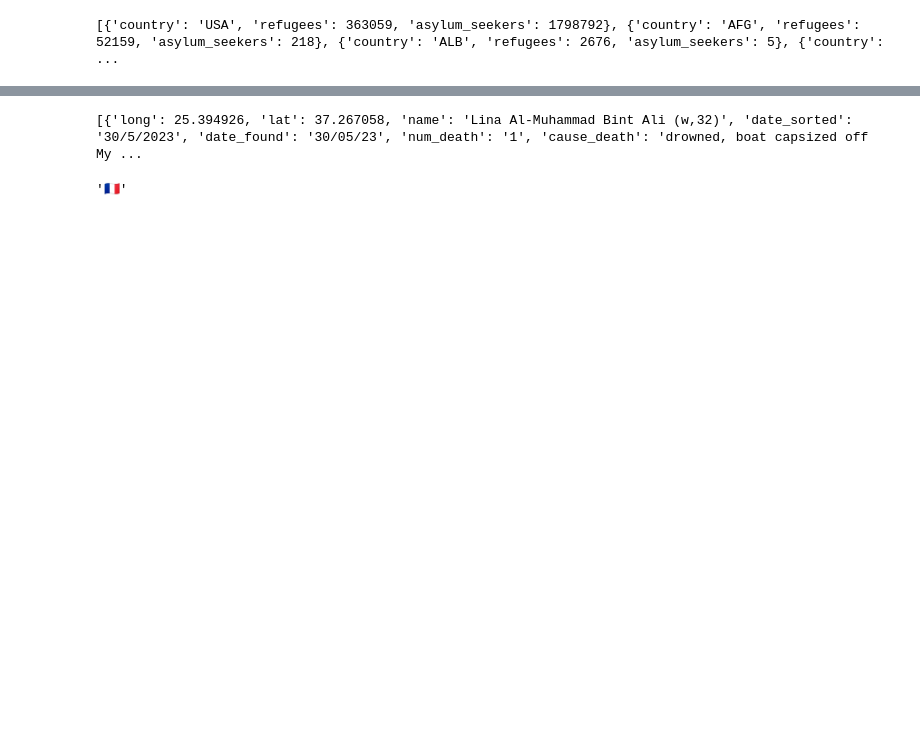
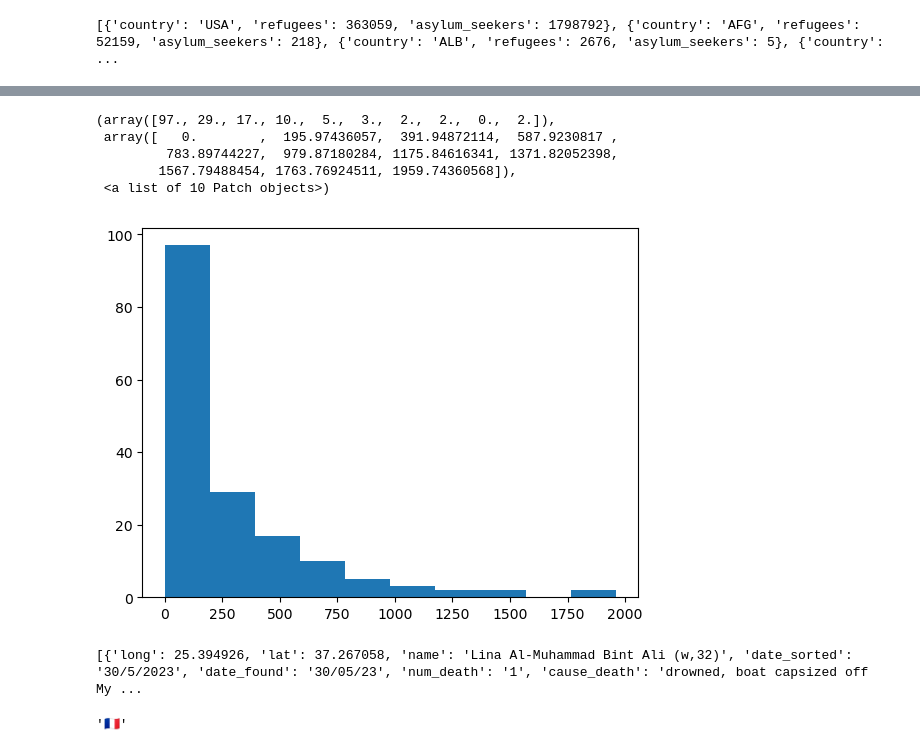
Before and after one commit to com-480-data-visualization/MigrationViz, a Jupyter notebook: notebooks/data_exploration_united.ipynb, the cells around one changed output, grey strips where cells are left out. Drawn from its saved outputs; the diff is of its cells as text; code cells hidden in the pictures; blank space fills up the shorter version.

```diff
--- a/notebooks/data_exploration_united.ipynb
+++ b/notebooks/data_exploration_united.ipynb
@@ -45,3 +62,12 @@ print(data_unhcr)
+# %%
+plt.hist([math.sqrt(x) for x in hist_data])
+# %% [output]
+(array([97., 29., 17., 10.,  5.,  3.,  2.,  2.,  0.,  2.]),
+ array([   0.        ,  195.97436057,  391.94872114,  587.9230817 ,
+         783.89744227,  979.87180284, 1175.84616341, 1371.82052398,
+        1567.79488454, 1763.76924511, 1959.74360568]),
+ <a list of 10 Patch objects>)
+[figure, added]
 # %%
 print(data)
 # %% [output]
```
Also changed, not shown: parts of 5 cells of this notebook, 4 other files.
